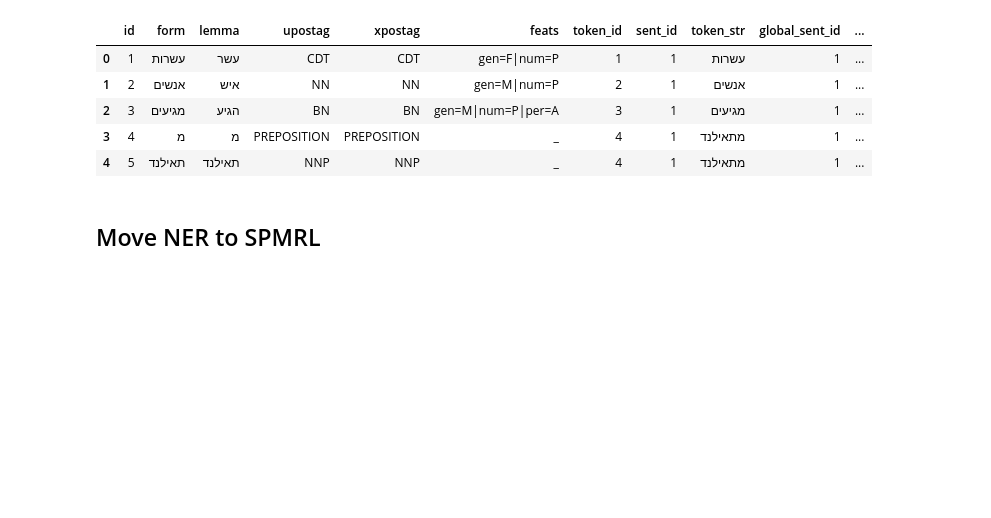
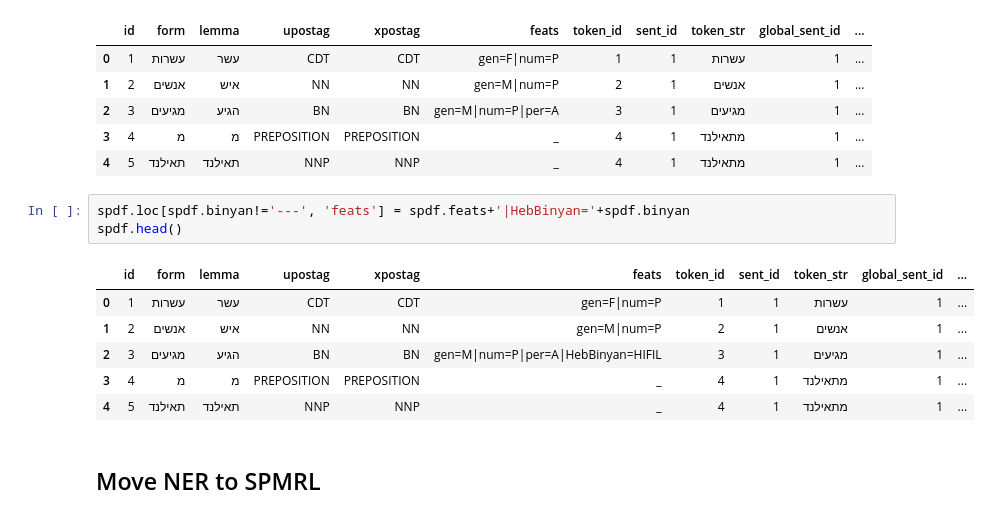
Before and after one commit to cjer/NER, a Jupyter notebook: 17_treebank_alignments.ipynb, the cells around one changed output. Drawn from its saved outputs; the diff is of its cells as text; blank space fills up the shorter version.

```diff
--- a/17_treebank_alignments.ipynb
+++ b/17_treebank_alignments.ipynb
@@ -1246,6 +1246,16 @@ spdf.head()
 | 2 | 3 | מגיעים | הגיע | BN | BN | gen=M|num=P|per=A | 3 | 1 | מגיעים | 1 | ... |
 | 3 | 4 | מ | מ | PREPOSITION | PREPOSITION | _ | 4 | 1 | מתאילנד | 1 | ... |
 | 4 | 5 | תאילנד | תאילנד | NNP | NNP | _ | 4 | 1 | מתאילנד | 1 | ... |
+# %%
+spdf.loc[spdf.binyan!='---', 'feats'] = spdf.feats+'|HebBinyan='+spdf.binyan
+spdf.head()
+# %% [output]
+|  | id | form | lemma | upostag | xpostag | feats | token_id | sent_id | token_str | global_sent_id | ... |
+| 0 | 1 | עשרות | עשר | CDT | CDT | gen=F|num=P | 1 | 1 | עשרות | 1 | ... |
+| 1 | 2 | אנשים | איש | NN | NN | gen=M|num=P | 2 | 1 | אנשים | 1 | ... |
+| 2 | 3 | מגיעים | הגיע | BN | BN | gen=M|num=P|per=A|HebBinyan=HIFIL | 3 | 1 | מגיעים | 1 | ... |
+| 3 | 4 | מ | מ | PREPOSITION | PREPOSITION | _ | 4 | 1 | מתאילנד | 1 | ... |
+| 4 | 5 | תאילנד | תאילנד | NNP | NNP | _ | 4 | 1 | מתאילנד | 1 | ... |
 # %% [markdown]
 ## Move NER to SPMRL
 # %%
```
Also changed, not shown: parts of 21 cells of this notebook, 4 other files.
